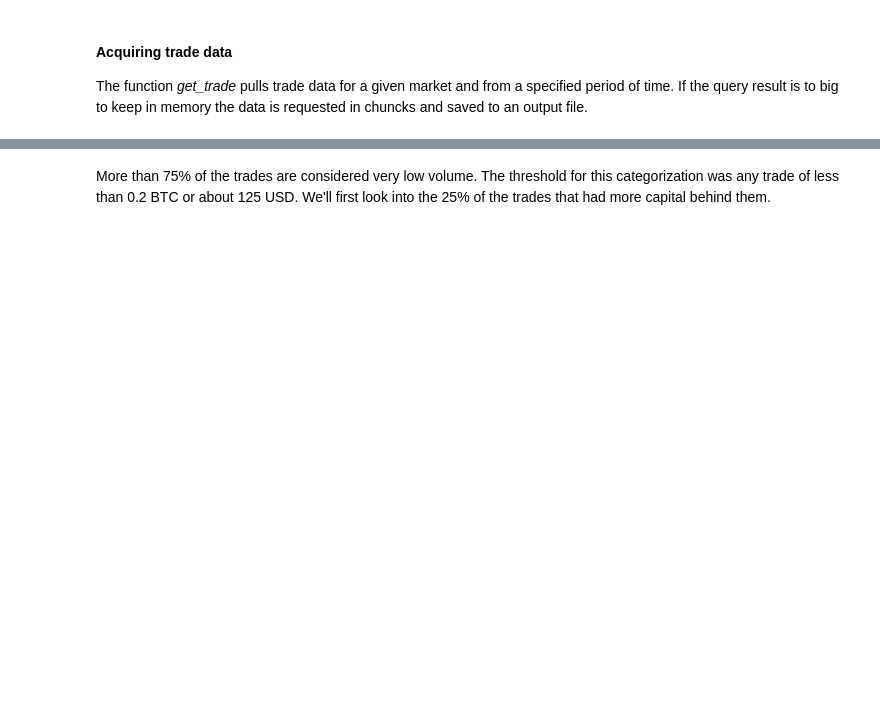
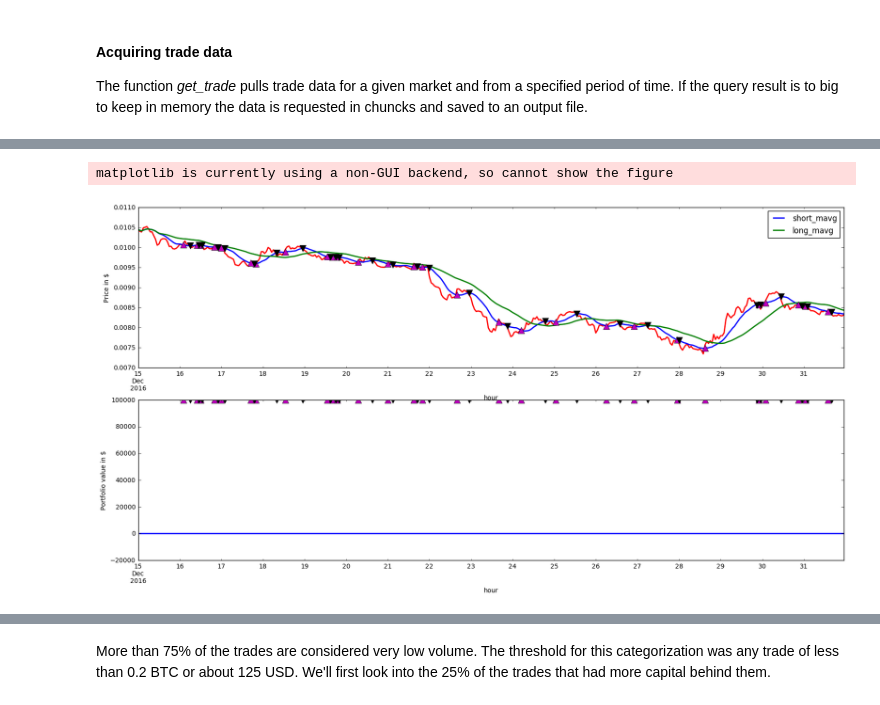
Before and after one commit to malcolmjmr/springboard, a Jupyter notebook: Data Acquisition.ipynb, the cells around one changed output, grey strips where cells are left out. Cells and saved outputs as stored; diff of their text form; code cells hidden in the pictures; blank space fills up the shorter version.

```diff
--- a/Data Acquisition.ipynb
+++ b/Data Acquisition.ipynb
@@ -220,0 +256,52 @@ Name: volume_level, dtype: float64
+# %%
+    prices = trade_data['ETH'].rate['mean'].sort_index()
+
+    # Create a Moving Average Cross Strategy instance with a short moving
+    # average window of 100 days and a long window of 400 days
+    mac = MovingAverageCrossStrategy(prices)
+    signals = mac.generate_signals()
+
+    # Create a portfolio of AAPL, with $100,000 initial capital
+    portfolio = MarketOnClosePortfolio(prices, signals)
+
+
+    # Plot two charts to assess trades and equity curve
+    fig = plt.figure(figsize=(20,10))
+    fig.patch.set_facecolor('white')     # Set the outer colour to white
+    ax1 = fig.add_subplot(211,  ylabel='Price in $')
+
+    # Plot the AAPL closing price overlaid with the moving averages
+    prices.plot(ax=ax1, color='r', lw=2.)
+    signals[['short_mavg','long_mavg']].plot(ax=ax1, lw=2.)
+
+    # Plot the "buy" trades against AAPL
+    ax1.plot(signals.ix[signals.positions == 1.0].index.values,
+             signals.short_mavg[signals.positions == 1.0],
+             '^', markersize=10, color='m')
+
+    # Plot the "sell" trades against AAPL
+    ax1.plot(signals.ix[signals.positions == -1.0].index.values,
+             signals.short_mavg[signals.positions == -1.0],
+             'v', markersize=10, color='k')
+
+
+
+
+    # Plot the equity curve in dollars
+    ax2 = fig.add_subplot(212, ylabel='Portfolio value in $')
+    portfolio.portfolio.returns.plot(ax=ax2, lw=2.)
+
+    # Plot the "buy" and "sell" trades against the equity curve
+
+    ax2.plot(returns.ix[signals.positions == 1.0].index.values,
+             returns.total[signals.positions == 1.0],
+             '^', markersize=10, color='m')
+    ax2.plot(returns.ix[signals.positions == -1.0].index.values,
+             returns.total[signals.positions == -1.0],
+             'v', markersize=10, color='k')
+
+    # Plot the figure
+    fig.show()
+# %% [output]
+matplotlib is currently using a non-GUI backend, so cannot show the figure
+[figure, added]
```
Also changed, not shown: parts of 62 cells of this notebook, 10 other files.
